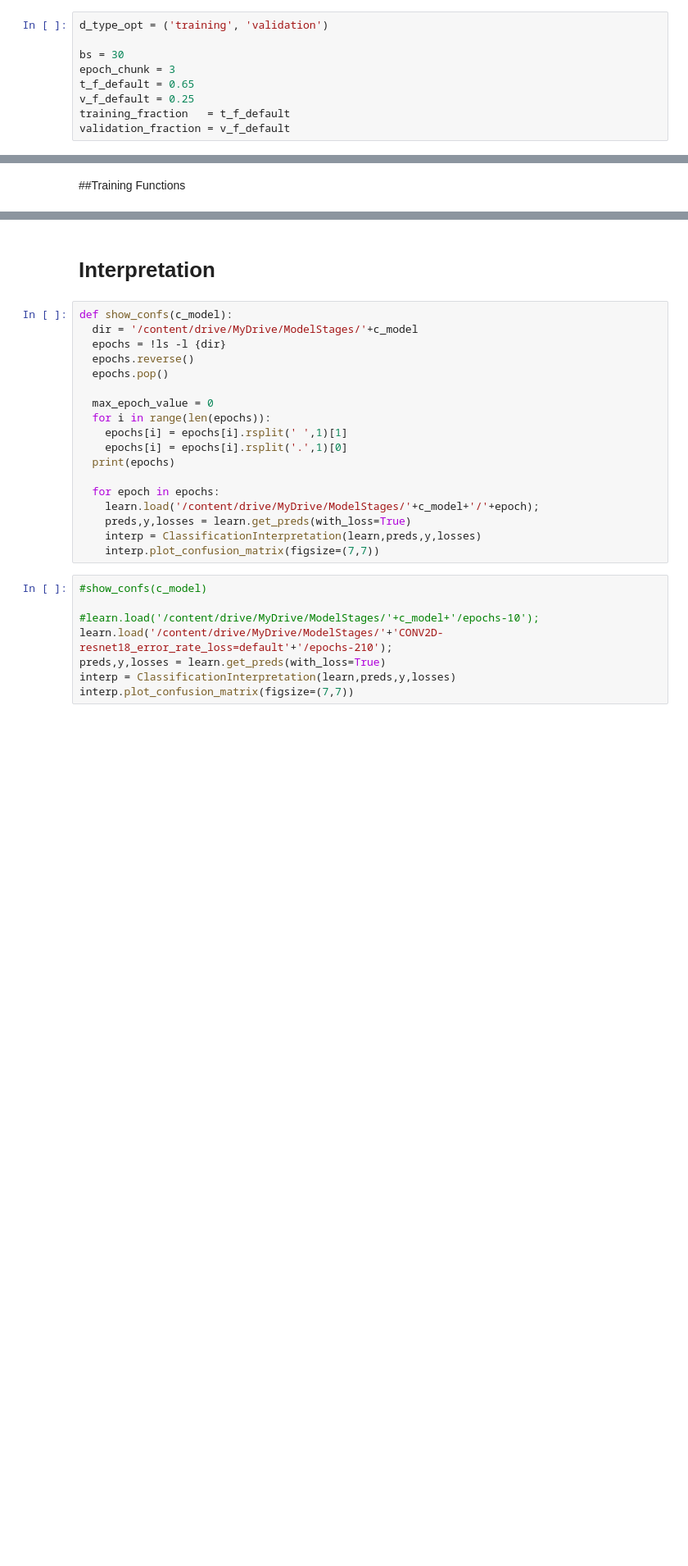
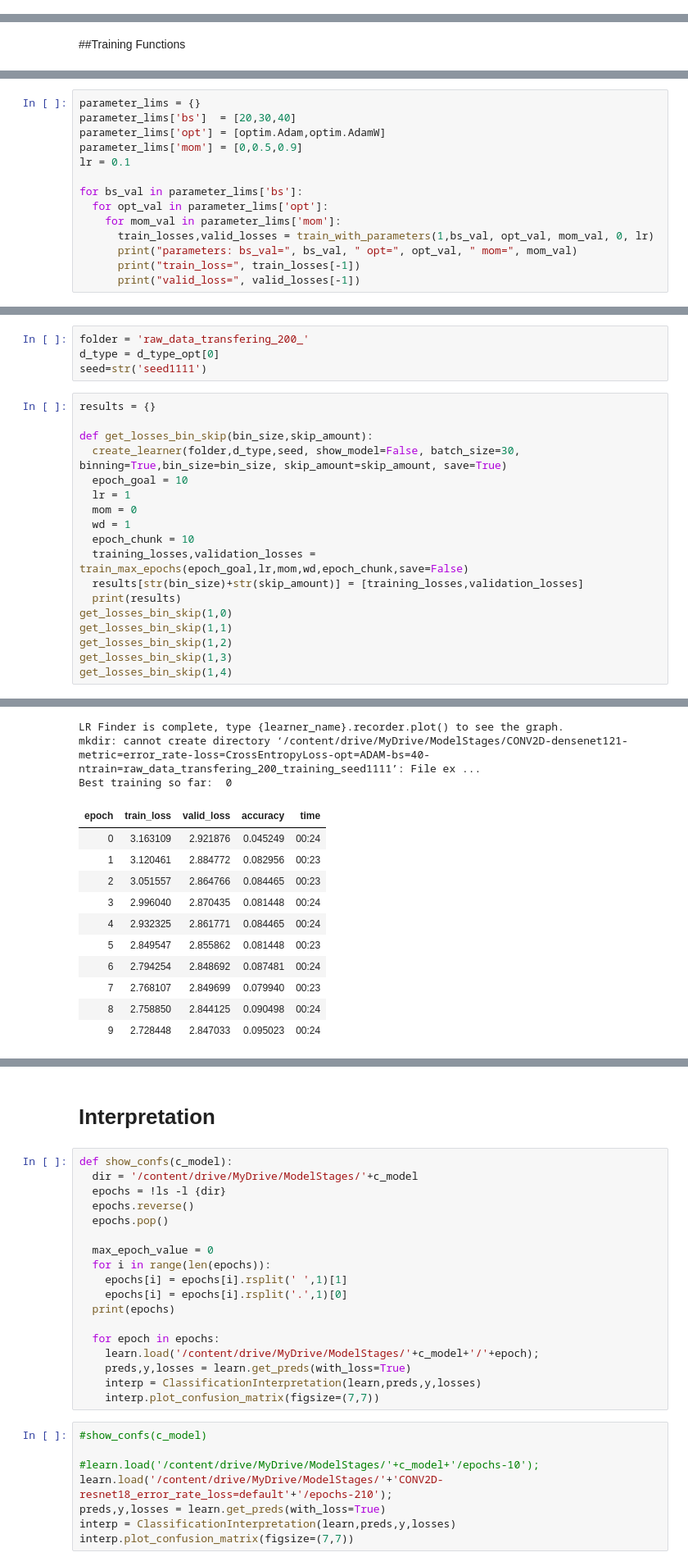
Before and after one commit to Zephromonia/MachineLearning-Anderson, a Jupyter notebook: src/current/GColab_AM_3D_FastAI.ipynb, the cells around one changed output, grey strips where cells are left out. Shown: that part at 82% size. Drawn from its saved outputs; the diff is of its cells as text; blank space fills up the shorter version.

```diff
--- a/src/current/GColab_AM_3D_FastAI.ipynb
+++ b/src/current/GColab_AM_3D_FastAI.ipynb
@@ -70,15 +74,6 @@ def get_files(folder):
     files[i] = files[i].rsplit(' ',1)[1]
     print(files[i])
   return dir,files
-# %%
-d_type_opt = ('training', 'validation')
-
-bs = 30
-epoch_chunk = 3
-t_f_default = 0.65
-v_f_default = 0.25
-training_fraction   = t_f_default
-validation_fraction = v_f_default
 # %%
 def to_list(list):
   py_list = []
@@ -548,0 +629,14 @@ KeyboardInterrupt: ignored
+# %%
+parameter_lims = {}
+parameter_lims['bs']  = [20,30,40]
+parameter_lims['opt'] = [optim.Adam,optim.AdamW]
+parameter_lims['mom'] = [0,0.5,0.9]
+lr = 0.1
+
+for bs_val in parameter_lims['bs']:
+  for opt_val in parameter_lims['opt']:
+    for mom_val in parameter_lims['mom']:
+      train_losses,valid_losses = train_with_parameters(1,bs_val, opt_val, mom_val, 0, lr)
+      print("parameters: bs_val=", bs_val, " opt=", opt_val, " mom=", mom_val)
+      print("train_loss=", train_losses[-1])
+      print("valid_loss=", valid_losses[-1])
@@ -548,0 +694,23 @@ KeyboardInterrupt: ignored
+# %%
+folder = 'raw_data_transfering_200_'
+d_type = d_type_opt[0]
+seed=str('seed1111')
+# %%
+results = {}
+
+def get_losses_bin_skip(bin_size,skip_amount):
+  create_learner(folder,d_type,seed, show_model=False, batch_size=30, binning=True,bin_size=bin_size, skip_amount=skip_amount, save=True)
+  epoch_goal = 10
+  lr = 1
+  mom = 0
+  wd = 1
+  epoch_chunk = 10
+  training_losses,validation_losses = train_max_epochs(epoch_goal,lr,mom,wd,epoch_chunk,save=False)
+  results[str(bin_size)+str(skip_amount)] = [training_losses,validation_losses]
+  print(results)
+get_losses_bin_skip(1,0)
+get_losses_bin_skip(1,1)
+get_losses_bin_skip(1,2)
+get_losses_bin_skip(1,3)
+get_losses_bin_skip(1,4)
+# %% [output]
@@ -548,0 +731,14 @@ KeyboardInterrupt: ignored
+LR Finder is complete, type {learner_name}.recorder.plot() to see the graph.
+mkdir: cannot create directory ‘/content/drive/MyDrive/ModelStages/CONV2D-densenet121-metric=error_rate-loss=CrossEntropyLoss-opt=ADAM-bs=40-ntrain=raw_data_transfering_200_training_seed1111’: File ex ...
+Best training so far:  0
+| epoch | train_loss | valid_loss | accuracy | time |
+| 0 | 3.163109 | 2.921876 | 0.045249 | 00:24 |
+| 1 | 3.120461 | 2.884772 | 0.082956 | 00:23 |
+| 2 | 3.051557 | 2.864766 | 0.084465 | 00:23 |
+| 3 | 2.996040 | 2.870435 | 0.081448 | 00:24 |
+| 4 | 2.932325 | 2.861771 | 0.084465 | 00:24 |
+| 5 | 2.849547 | 2.855862 | 0.081448 | 00:23 |
+| 6 | 2.794254 | 2.848692 | 0.087481 | 00:24 |
+| 7 | 2.768107 | 2.849699 | 0.079940 | 00:23 |
+| 8 | 2.758850 | 2.844125 | 0.090498 | 00:24 |
+| 9 | 2.728448 | 2.847033 | 0.095023 | 00:24 |
```
Also changed, not shown: parts of 56 cells of this notebook.
